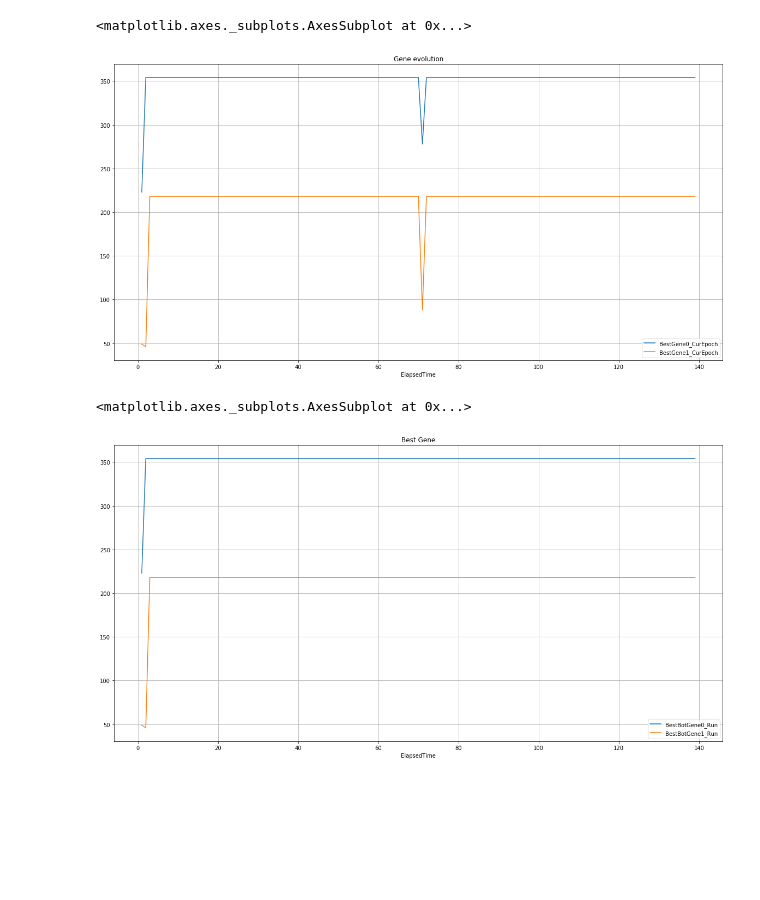
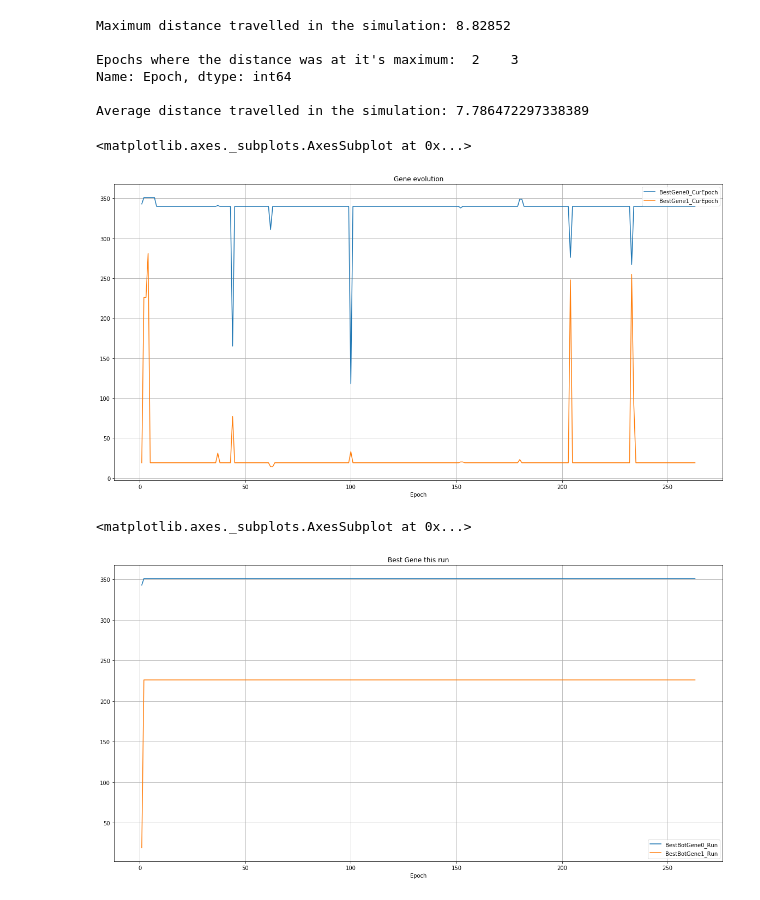
Before and after one commit to BioLe/MazeRunner, a Jupyter notebook: Jupyter/MazeWalkerAnalysis.ipynb, the cells around one changed output. Drawn from its saved outputs; the diff is of its cells as text; code cells hidden in the pictures; blank space fills up the shorter version.

```diff
--- a/Jupyter/MazeWalkerAnalysis.ipynb
+++ b/Jupyter/MazeWalkerAnalysis.ipynb
@@ -4,6 +4,6 @@ import pandas as pd
 import numpy as np
 import matplotlib.pyplot as plt
 # %%
-dfMazeWalker = pd.read_csv('MazeWalker_2018-10-30_14-00-59.csv')
+dfMazeWalker = pd.read_csv('MazeWalker_2018-10-30_15-55-43.csv')
 dfMazeWalker
 # %% [output]
@@ -40,0 +38,14 @@ dfMazeWalker.plot(x='ElapsedTime', y=['AvgDistanceTravelled', 'MaxDistanceTravel
+# %%
+maxDist = dfMazeWalker['MaxDistanceTravelled_CurEpoch'].values.max()
+print('\nMaximum distance travelled in the simulation:', maxPerEpoch )
+maxEpochs = dfMazeWalker[dfMazeWalker['MaxDistanceTravelled_CurEpoch']==maxDist]['Epoch']
+print("\nEpochs where the distance was at it's maximum: ", maxEpochs)
+avgDist = dfMazeWalker['AvgDistanceTravelled_CurEpoch'].mean()
+print('\nAverage distance travelled in the simulation:', avgDist )
+# %% [output]
+Maximum distance travelled in the simulation: 8.82852
+
+Epochs where the distance was at it's maximum:  2    3
+Name: Epoch, dtype: int64
+
+Average distance travelled in the simulation: 7.786472297338389
@@ -41,11 +54,11 @@ dfMazeWalker.plot(x='ElapsedTime', y=['AvgDistanceTravelled', 'MaxDistanceTravel
 # %%
-dfMazeWalker.plot(x='ElapsedTime', y=['BestGene0_CurEpoch', 'BestGene1_CurEpoch'], figsize=(20,10), grid=True, title='Gene evolution')
+dfMazeWalker.plot(x='Epoch', y=['BestGene0_CurEpoch', 'BestGene1_CurEpoch'], figsize=(20,10), grid=True, title='Gene evolution')
 # %% [output]
 <matplotlib.axes._subplots.AxesSubplot at 0x...>
-[figure, old version]
+[figure, new version]
 # %%
-dfMazeWalker.plot(x='ElapsedTime', y=['BestBotGene0_Run', 'BestBotGene1_Run'], figsize=(20,10), grid=True, title='Best Gene this run')
+dfMazeWalker.plot(x='Epoch', y=['BestBotGene0_Run', 'BestBotGene1_Run'], figsize=(20,10), grid=True, title='Best Gene this run')
 # %% [output]
 <matplotlib.axes._subplots.AxesSubplot at 0x...>
-[figure, old version]
+[figure, new version]
 # %%
```
Also changed, not shown: parts of 8 cells of this notebook, 1 other file.
